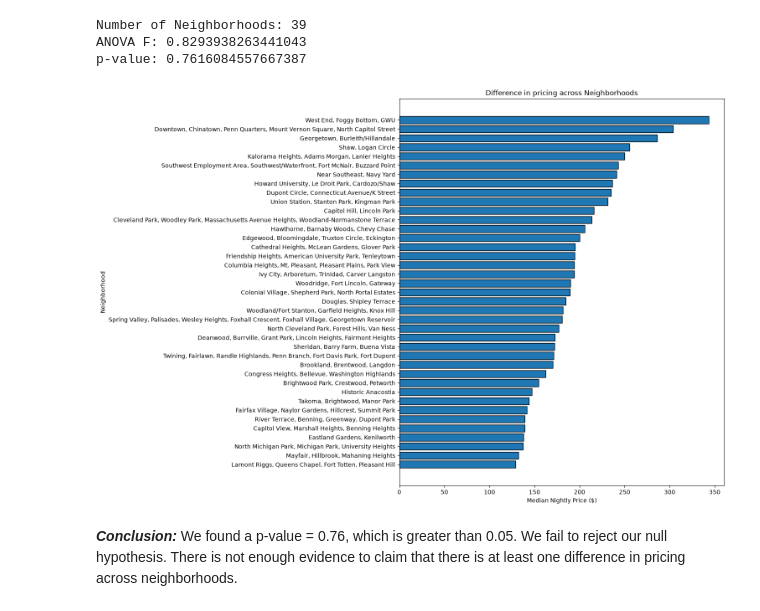
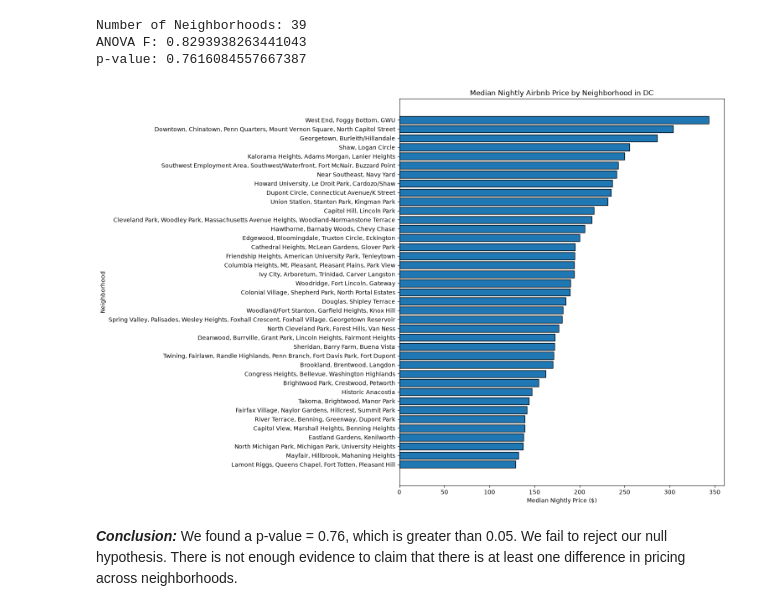
Before and after one commit to jlucman/CMSC320_IntroDataSci_FinalProject, a Jupyter notebook: final_proj.ipynb, the cells around one changed output. Saved outputs shown, nothing was run; the diff lists cells and outputs as text; code cells hidden in the pictures.

Commit message:
Section 4 graph

```diff
--- a/final_proj.ipynb
+++ b/final_proj.ipynb
@@ -210,17 +210,17 @@ p-value: 0.7616084557667387
 # %%
 # Bar graph showing the difference in pricing across neighborhoods
 plt.figure(figsize = (10, 12))
 
 median_prices = df_anova.groupby('neighbourhood_cleansed', observed = True)['price'].median().sort_values()
 
 plt.barh(median_prices.index, median_prices.values, edgecolor = "black")
 
-plt.title("Difference in pricing across Neighborhoods")
+plt.title("Median Nightly Airbnb Price by Neighborhood in DC")
 plt.xlabel("Median Nightly Price ($)")
 plt.ylabel("Neighborhood")
 plt.show()
 # %% [output]
-[figure, old version]
+[figure, new version]
 # %% [markdown]
 ***Conclusion:*** We found a p-value = 0.76, which is greater than 0.05. We fail to reject our null hypothesis. There is not enough evidence to claim that there is at least one difference in pricing across neighborhoods.
 # %%
```
Also changed, not shown: parts of 4 cells of this notebook.
